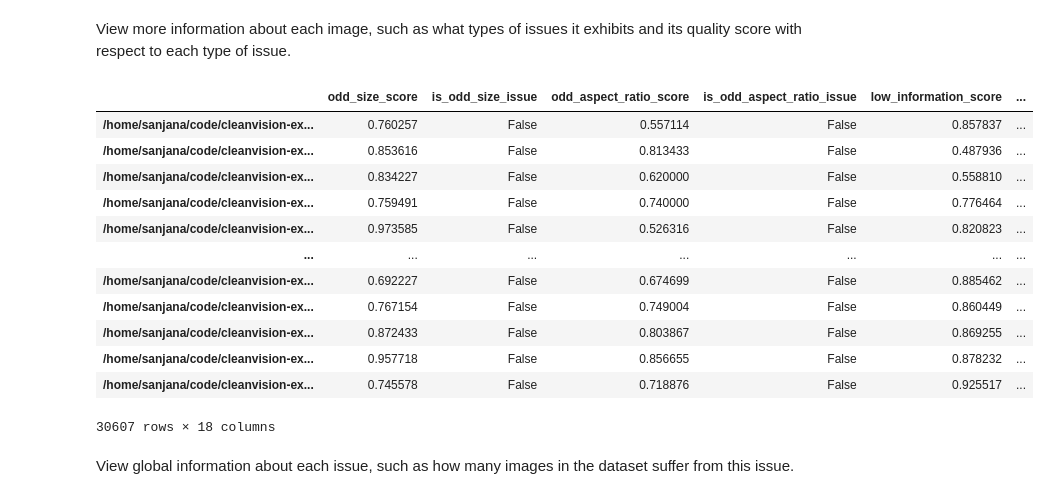
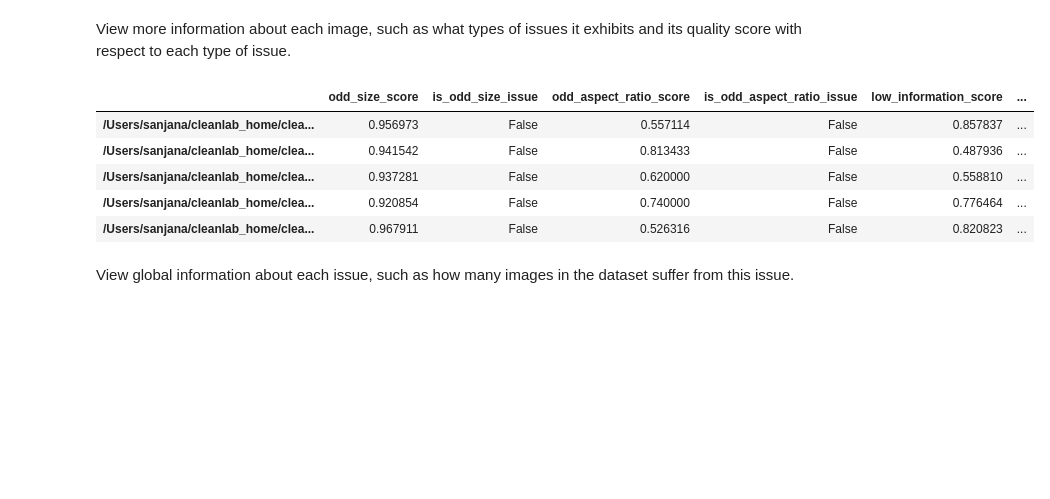
Before and after one commit to cleanlab/cleanvision-examples, a Jupyter notebook: caltech256.ipynb, the cells around one changed output. Drawn from its saved outputs; the diff is of its cells as text; code cells hidden in the pictures; blank space fills up the shorter version.

```diff
--- a/caltech256.ipynb
+++ b/caltech256.ipynb
@@ -77,21 +80,14 @@ Set: 3
 # %% [markdown]
 View more information about each image, such as what types of issues it exhibits and its quality score with respect to each type of issue.
 # %%
-imagelab.issues
+imagelab.issues.head()
 # %% [output]
 |  | odd_size_score | is_odd_size_issue | odd_aspect_ratio_score | is_odd_aspect_ratio_issue | low_information_score | ... |
-| /home/sanjana/code/cleanvision-ex... | 0.760257 | False | 0.557114 | False | 0.857837 | ... |
-| /home/sanjana/code/cleanvision-ex... | 0.853616 | False | 0.813433 | False | 0.487936 | ... |
-| /home/sanjana/code/cleanvision-ex... | 0.834227 | False | 0.620000 | False | 0.558810 | ... |
-| /home/sanjana/code/cleanvision-ex... | 0.759491 | False | 0.740000 | False | 0.776464 | ... |
-| /home/sanjana/code/cleanvision-ex... | 0.973585 | False | 0.526316 | False | 0.820823 | ... |
-| ... | ... | ... | ... | ... | ... | ... |
-| /home/sanjana/code/cleanvision-ex... | 0.692227 | False | 0.674699 | False | 0.885462 | ... |
-| /home/sanjana/code/cleanvision-ex... | 0.767154 | False | 0.749004 | False | 0.860449 | ... |
-| /home/sanjana/code/cleanvision-ex... | 0.872433 | False | 0.803867 | False | 0.869255 | ... |
-| /home/sanjana/code/cleanvision-ex... | 0.957718 | False | 0.856655 | False | 0.878232 | ... |
-| /home/sanjana/code/cleanvision-ex... | 0.745578 | False | 0.718876 | False | 0.925517 | ... |
+| /Users/sanjana/cleanlab_home/clea... | 0.956973 | False | 0.557114 | False | 0.857837 | ... |
+| /Users/sanjana/cleanlab_home/clea... | 0.941542 | False | 0.813433 | False | 0.487936 | ... |
+| /Users/sanjana/cleanlab_home/clea... | 0.937281 | False | 0.620000 | False | 0.558810 | ... |
+| /Users/sanjana/cleanlab_home/clea... | 0.920854 | False | 0.740000 | False | 0.776464 | ... |
+| /Users/sanjana/cleanlab_home/clea... | 0.967911 | False | 0.526316 | False | 0.820823 | ... |
-30607 rows × 18 columns
 # %% [markdown]
 View global information about each issue, such as how many images in the dataset suffer from this issue.
 # %%
```
Also changed, not shown: parts of 7 cells of this notebook.
